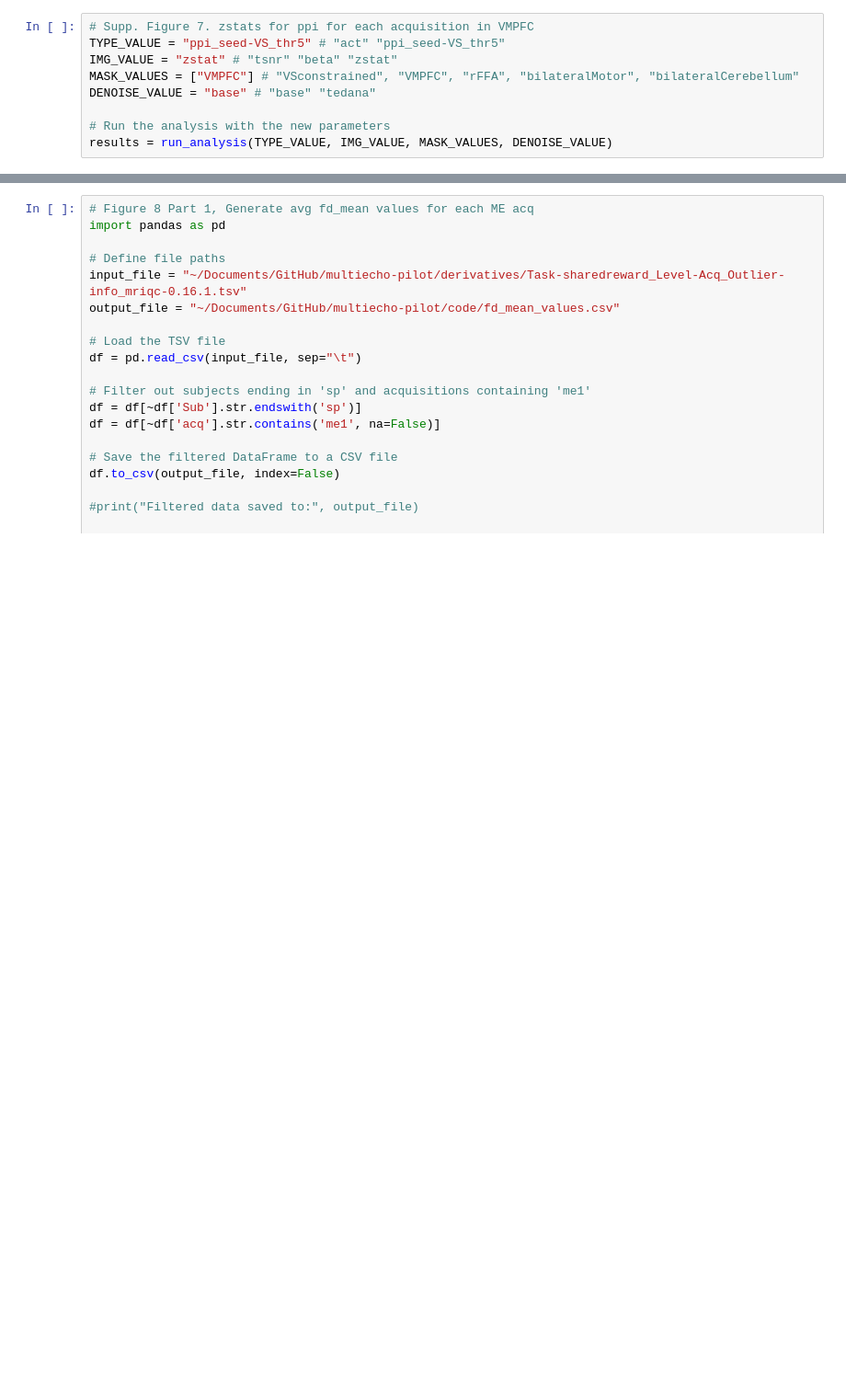
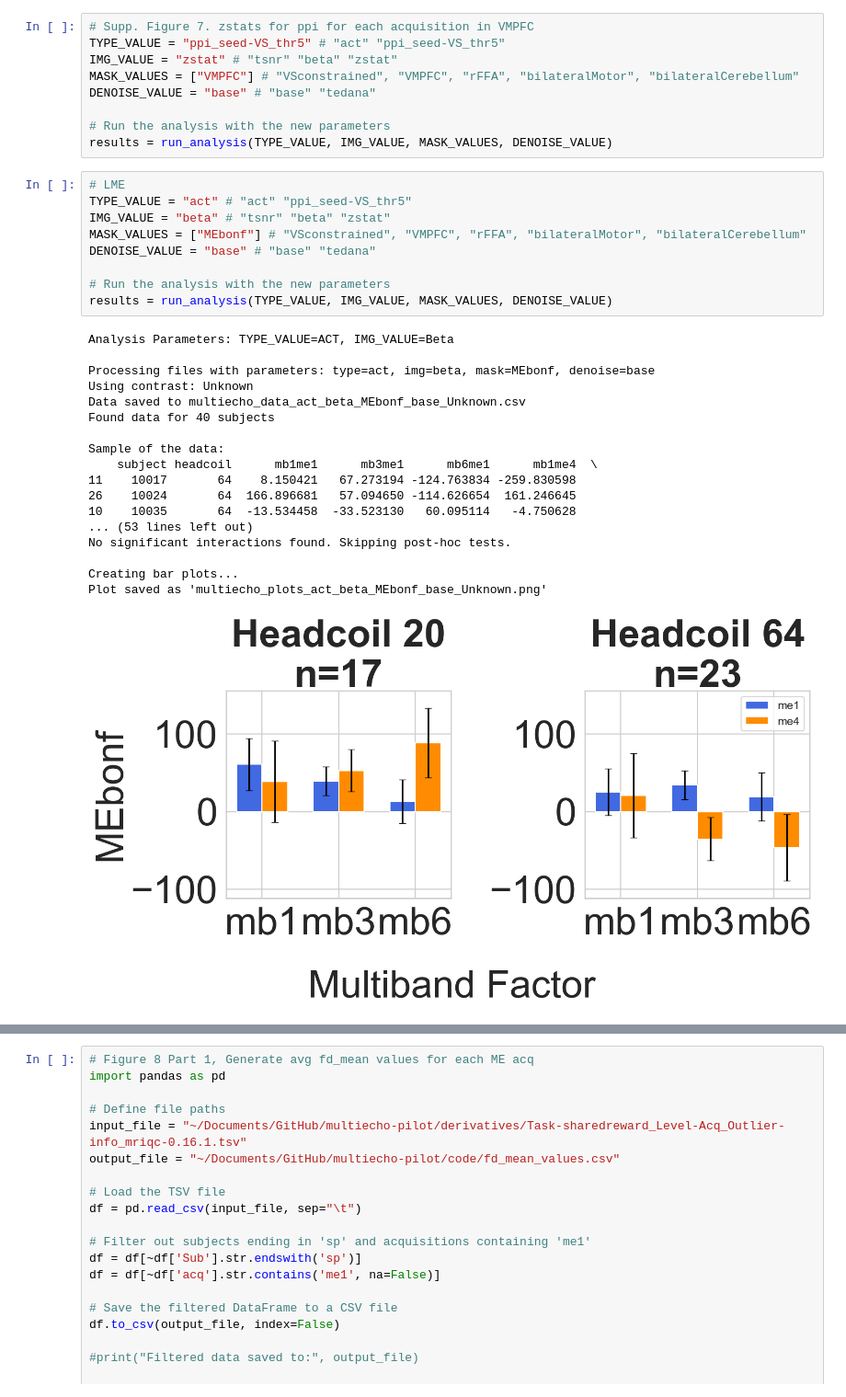
Before and after one commit to DVS-Lab/multiecho-pilot, a Jupyter notebook: code/plot_figures.ipynb, the cells around one changed output, grey strips where cells are left out. Shown at 92% size. Drawn from its saved outputs; the diff is of its cells as text; blank space fills up the shorter version.

```diff
--- a/code/plot_figures.ipynb
+++ b/code/plot_figures.ipynb
@@ -622,3 +670,31 @@ DENOISE_VALUE = "base" # "base" "tedana"
 
 # Run the analysis with the new parameters
 results = run_analysis(TYPE_VALUE, IMG_VALUE, MASK_VALUES, DENOISE_VALUE)
+# %%
+# LME
+TYPE_VALUE = "act" # "act" "ppi_seed-VS_thr5"
+IMG_VALUE = "beta" # "tsnr" "beta" "zstat"
+MASK_VALUES = ["MEbonf"] # "VSconstrained", "VMPFC", "rFFA", "bilateralMotor", "bilateralCerebellum"
+DENOISE_VALUE = "base" # "base" "tedana"
+
+# Run the analysis with the new parameters
+results = run_analysis(TYPE_VALUE, IMG_VALUE, MASK_VALUES, DENOISE_VALUE)
+# %% [output]
+Analysis Parameters: TYPE_VALUE=ACT, IMG_VALUE=Beta
+
+Processing files with parameters: type=act, img=beta, mask=MEbonf, denoise=base
+Using contrast: Unknown
+Data saved to multiecho_data_act_beta_MEbonf_base_Unknown.csv
+Found data for 40 subjects
+
+Sample of the data:
+    subject headcoil      mb1me1      mb3me1      mb6me1      mb1me4  \
+11    10017       64    8.150421   67.273194 -124.763834 -259.830598
+26    10024       64  166.896681   57.094650 -114.626654  161.246645
+10    10035       64  -13.534458  -33.523130   60.095114   -4.750628
+... (53 lines left out)
+No significant interactions found. Skipping post-hoc tests.
+
+Creating bar plots...
+Plot saved as 'multiecho_plots_act_beta_MEbonf_base_Unknown.png'
+[figure, added]
```
Also changed, not shown: parts of 6 cells of this notebook, 6 other files.
